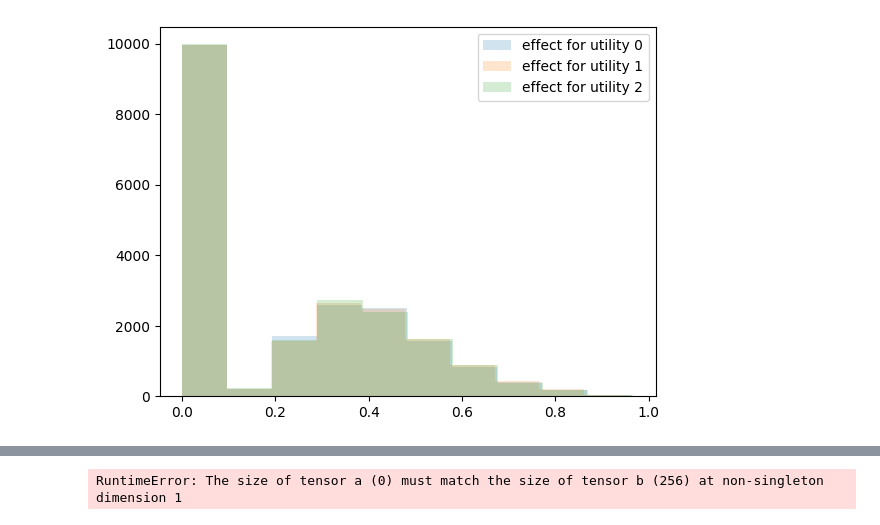
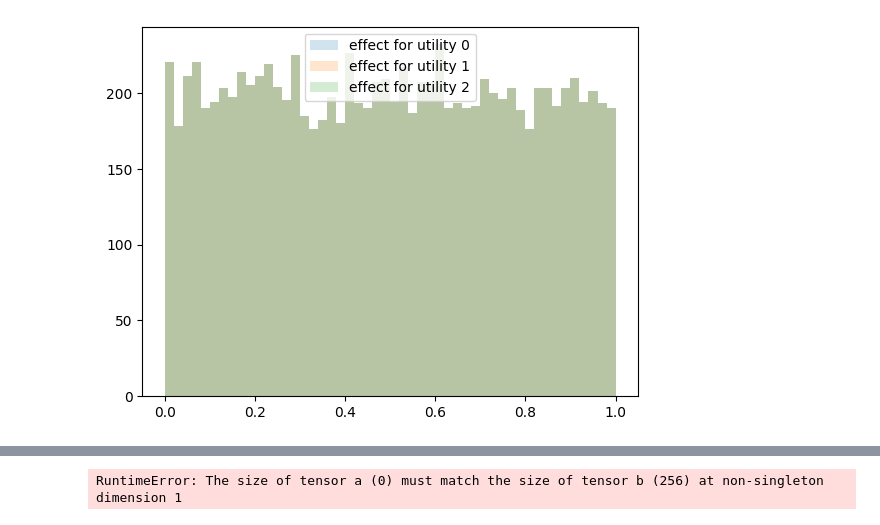
Before and after one commit to big-ucl/functional-effects-model, a Jupyter notebook: src/simple_reproducible_example.ipynb, the cells around one changed output, grey strips where cells are left out. Drawn from its saved outputs; the diff is of its cells as text; code cells hidden in the pictures.

```diff
--- a/src/simple_reproducible_example.ipynb
+++ b/src/simple_reproducible_example.ipynb
@@ -94,6 +94,13 @@ def generate_x(n, k, props_low=0.5, cut=0.5, deterministic=False, gaussian=False
 
     return np.concatenate([x_low, x_high], axis=0)
 
+def nullify_features(x_arr: np.ndarray, feature_indices: list) -> np.ndarray:
+    """
+    Nullify the features in the dataset by setting them to zero.
+    """
+    x_arr[:, feature_indices] = np.zeros((x_arr.shape[0], len(feature_indices)))
+    return x_arr
+
 def create_functional_effects(x: np.ndarray, n_utility: int, n_socio_dem: int) -> np.ndarray:
     """
     Create functional effects for a given number of utilities and features per utility.
@@ -109,7 +116,33 @@ def create_functional_effects(x: np.ndarray, n_utility: int, n_socio_dem: int) -
         else:
             effects[:, i] = np.median(x[:, :n_socio_dem], axis=1)
 
+
         effects[:, i] /= effects[:, i].max()
+
+        # effects[:, i] += np.random.normal(loc=0, scale=0.1, size=effects[:, i].shape)
+
+    # effects = effects - effects[:, -1].reshape(-1, 1)
+
+    return effects
+
+def create_dumb_functional_effects(x: np.ndarray, n_utility: int, n_socio_dem: int) -> np.ndarray:
+    """
+    Create functional effects for a given number of utilities and features per utility.
+    """
+    effects = np.zeros((x.shape[0], n_utility))
+    for i in range(n_utility):
+        if i == 0:
+            effects[:, i] = np.where(x[:, :n_socio_dem].sum(axis=1) < 2, 1, 0)
+        elif i == 1:
+            effects[:, i] = np.where(x[:, :n_socio_dem].sum(axis=1) < 2, 1, -1)
+        elif i == 2:
+            effects[:, i] = np.where(x[:, :n_socio_dem].sum(axis=1) < 2, 0.5, -0.5)
+        else:
+            effects[:, i] = np.where(x[:, :n_socio_dem].sum(axis=1) < 2, 2, 1)
+
+        # effects[:, i] /= effects[:, i].max()
+
+        # effects[:, i] += np.random.normal(loc=0, scale=0.1, size=effects[:, i].shape)
 
 
     return effects
@@ -119,6 +152,7 @@ def apply_functional_effects(x: np.ndarray, n_utility: int, n_socio_dem: int) ->
     Apply functional effects to the input data and return a DataFrame.
     """
     effects = create_functional_effects(x, n_utility, n_socio_dem)
+    # effects = create_dumb_functional_effects(x, n_utility, n_socio_dem)
     feature_names = [f"f{i}" for i in range(n_utility)]
 
     return pd.DataFrame(effects, columns=feature_names)
@@ -130,25 +164,36 @@ def add_alt_spec_features(dataset_transformed: pd.DataFrame, x_alt: np.ndarray,
 
     for i in range(n_utility):
         dataset_transformed.iloc[:, i] += coeff[i] * x_alt[:, i + n_socio_dem]
+        # dataset_transformed.iloc[:, i] += coeff[i] * x_alt[:, n_socio_dem]
+        # dataset_transformed.iloc[:, i] += np.sum(coeff * x_alt[:, n_socio_dem:], axis=1)
+
 
     return dataset_transformed
 
 def add_choice(row, u_idx, regression=False):
     u = np.array([np.sum(row[u_idx[i][0] : u_idx[i][1]]) for i in range(len(u_idx))])
+    # p = u-u.min()
+    # p = p/(p.sum())
+    p = softmax(u)
     if regression:
         return u[0]
     else:
-        return np.random.choice(u.shape[0], size=1, p=softmax(u))[0]
+        return np.random.choice(u.shape[0], size=1, p=p)[0]
+    #    return np.argmax(u)
 
-n_utility = 4
+n_utility = 3
 regression = n_utility == 1
 f_per_utility = 5
 n_alt_spec = 1
-n_socio_dem = 4
+n_socio_dem = 1
 tot_features = n_socio_dem + n_utility * n_alt_spec
-x_arr = generate_x(50000, tot_features, 0.5, 0.5, gaussian=False)
-x_arr_test = generate_x(10000, tot_features, 0.5, 0.5, gaussian=False)
-coeff = [-1, -1, -1, -1]
+x_arr = generate_x(10000, tot_features, 1, 1, gaussian=False)
+x_arr_test = generate_x(2000, tot_features, 1, 1, gaussian=False)
+# x_arr = nullify_features(x_arr, [i + n_socio_dem for i in range(n_utility)])
+# x_arr_test = nullify_features(x_arr_test, [i + n_socio_dem for i in range(n_utility)])
+
+# coeff = [-1, -1, -1, -1]
+coeff = [0, 0, 0, 0]
 
 feature_names = [f"f{i}" for i in range(tot_features)]
 
@@ -156,7 +201,7 @@ u_idx = [(i, (i+1)) for i in range(n_utility)]
 
 y_plot = apply_functional_effects(x_arr, n_utility, n_socio_dem)
 for i in range(n_utility):
-    plt.hist(y_plot.iloc[:, i], label = f"effect for utility {i}", alpha = 0.2)
+    plt.hist(y_plot.iloc[:, i], label = f"effect for utility {i}", alpha = 0.2, bins=50)
     plt.legend()
 
 dataset = create_dataset(x_arr, feature_names)
@@ -182 +227 @@ dataset.describe()
-[figure, old version]
+[figure, new version]
```
Also changed, not shown: parts of 12 cells of this notebook.
